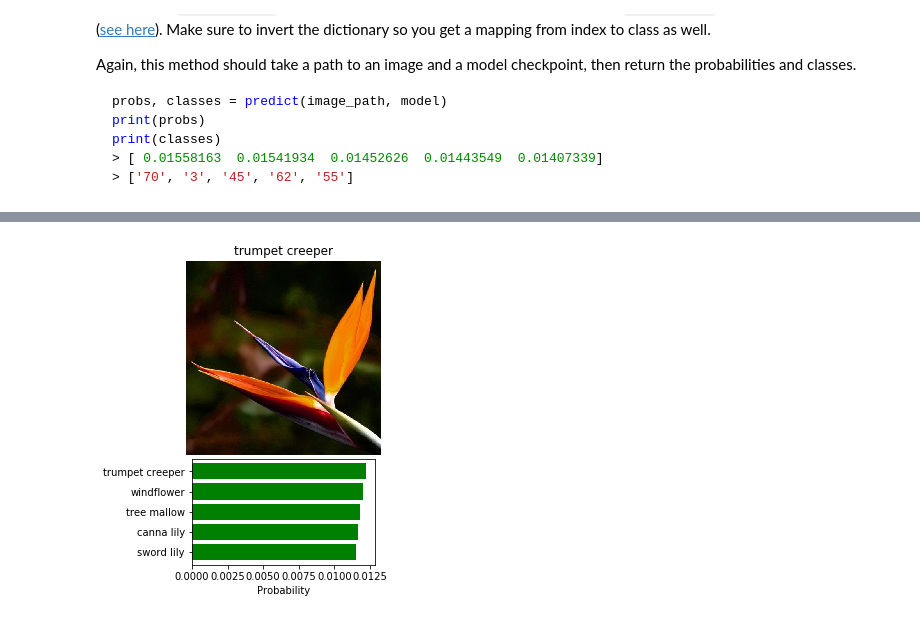
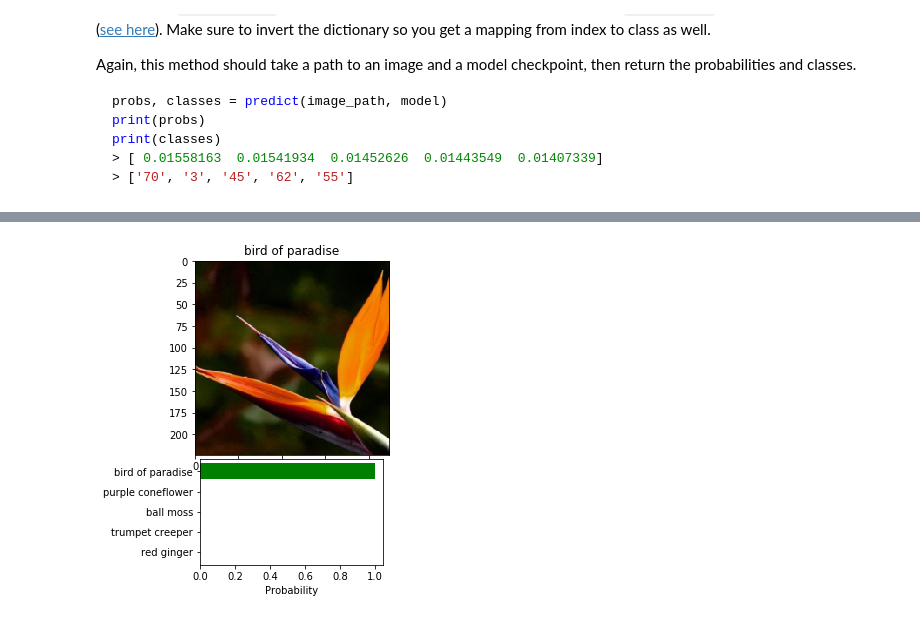
Before and after one commit to cuong-mai/image-classifier-deep-learning, a Jupyter notebook: Image Classifier Project.ipynb, the cells around one changed output, grey strips where cells are left out. Drawn from its saved outputs; the diff is of its cells as text; code cells hidden in the pictures.

```diff
--- a/Image Classifier Project.ipynb
+++ b/Image Classifier Project.ipynb
@@ -554,6 +365,9 @@ def imshow(image, ax=None, title=None):
     # Image needs to be clipped between 0 and 1 or it looks like noise when displayed
     image = np.clip(image, 0, 1)
 
+    if title != None:
+        ax.set_title(title)
+
     ax.imshow(image)
 
     return ax
@@ -607,19 +421,10 @@ def predict(image_file, model, device, topk=5):
         class_to_idx = model.class_to_idx
 
         top_classes = []
-        for i in top_idx.numpy()[0]:
+        for i in top_idx.cpu().numpy()[0]:
             top_classes.append(get_class_from_index(i, class_to_idx))
 
         return top_ps[0].cpu().numpy(), np.array(top_classes)
-# %%
-
-
-
-
-
-temp_class_to_idx = {'1': 0, '10': 1, '100': 2, '101': 3, '102': 4, '11': 5, '12': 6, '13': 7, '14': 8, '15': 9, '16': 10, '17': 11, '18': 12, '19': 13, '2': 14, '20': 15, '21': 16, '22': 17, '23': 18, '24': 19, '25': 20, '26': 21, '27': 22, '28': 23, '29': 24, '3': 25, '30': 26, '31': 27, '32': 28, '33': 29, '34': 30, '35': 31, '36': 32, '37': 33, '38': 34, '39': 35, '4': 36, '40': 37, '41': 38, '42': 39, '43': 40, '44': 41, '45': 42, '46': 43, '47': 44, '48': 45, '49': 46, '5': 47, '50': 48, '51': 49, '52': 50, '53': 51, '54': 52, '55': 53, '56': 54, '57': 55, '58': 56, '59': 57, '6': 58, '60': 59, '61': 60, '62': 61, '63': 62, '64': 63, '65': 64, '66': 65, '67': 66, '68': 67, '69': 68, '7': 69, '70': 70, '71': 71, '72': 72, '73': 73, '74': 74, '75': 75, '76': 76, '77': 77, '78': 78, '79': 79, '8': 80, '80': 81, '81': 82, '82': 83, '83': 84, '84': 85, '85': 86, '86': 87, '87': 88, '88': 89, '89': 90, '9': 91, '90': 92, '91': 93, '92': 94, '93': 95, '94': 96, '95': 97, '96': 98, '97': 99, '98': 100, '99': 101}
-
-model.class_to_idx = temp_class_to_idx
 # %%
 top_ps, top_classes = predict(image_file, model, 'cpu', topk=5)
 print(top_ps)
@@ -648,17 +453,15 @@ def check_sanity(image_file, model, device):
 
     fig = plt.figure(figsize=(6,6))
     ax1 = plt.subplot2grid((15,9), (0,0), colspan=9, rowspan=9)
-    ax2 = plt.subplot2grid((15,9), (9,2), colspan=5, rowspan=5)
 
-    image = Image.open(image_file)
-    ax1.axis('off')
-    ax1.set_title(top_name)
-    ax1.imshow(image)
+    image = process_image(image_file)
+    imshow(image, ax=ax1, title=top_name)
 
     labels = []
     for cl in top_classes:
         labels.append(cat_to_name[cl])
 
+    ax2 = plt.subplot2grid((15,9), (9,2), colspan=5, rowspan=5)
     y_pos = np.arange(5)
     ax2.set_yticks(y_pos)
     ax2.set_yticklabels(labels)
@@ -674,4 +477,5 @@ check_sanity(image_file, model, device)
 # %%
-check_sanity(test_dir + '/8/' + 'image_03291.jpg', model, device)
+another_image_file = test_dir + '/8/' + 'image_03291.jpg'
+check_sanity(another_image_file, model, device)
 # %% [output]
-[figure, old version]
+[figure, new version]
```
Also changed, not shown: parts of 28 cells of this notebook.
